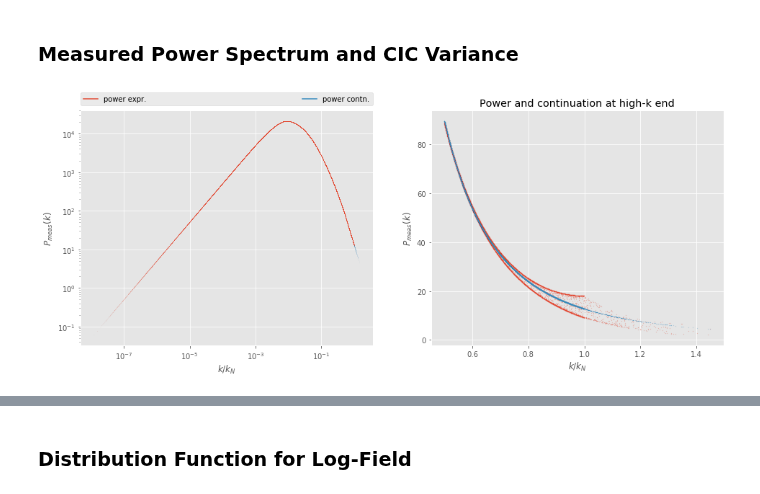
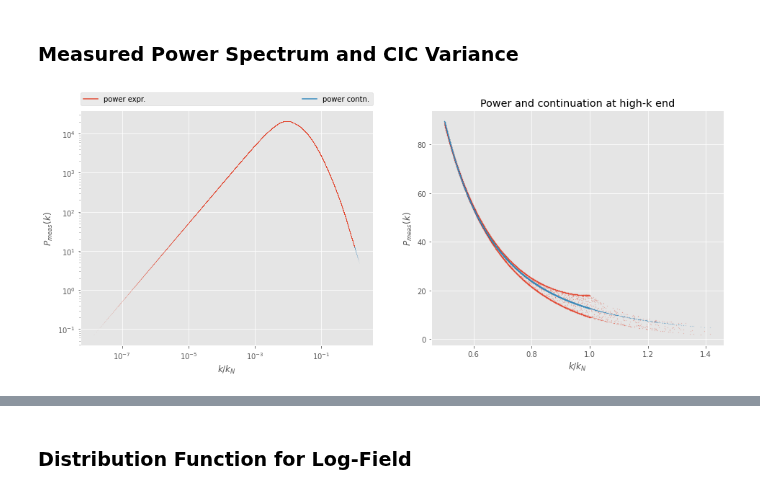
Before and after one commit to msssivadas10/cic_tests, a Jupyter notebook: test4.ipynb, the cells around one changed output, grey strips where cells are left out. Drawn from its saved outputs; the diff is of its cells as text; code cells hidden in the pictures.

```diff
--- a/test4.ipynb
+++ b/test4.ipynb
@@ -79,7 +79,7 @@ sigma^2(8 Mpc/h) =  0.6400000000000001
 ## One-Point GEV Distribution
 # %%
 # distribution at redshift 0
-d = dist.GEVLogDistribution(1.95, c, 0)
+d = dist.GEVDistribution(1.95, c, 0)
 # %% [markdown]
 ### Variances
 # %%
@@ -96,7 +96,7 @@ log-field bias          = 0.5363060507056775
 # %% [markdown]
 ### Measured Power Spectrum and CIC Variance
 # %%
-def drawMeasuredPower(d: dist.GEVLogDistribution, n: int):
+def drawMeasuredPower(d: dist.GEVDistribution, n: int):
     """ draw the measured power as function of k """
     # generate some random k vectors inside the cube:
     logkn      = np.log10(d.kn)
@@ -108,34 +108,34 @@ def drawMeasuredPower(d: dist.GEVLogDistribution, n: int):
     pk_in  = d._measuredPowerInsideSphere(kx, ky, kz) * d.cosmo._pknorm
     pk_out = d._measuredPowerOutsideSphere(k) * d.cosmo._pknorm
 
     fig, (ax1, ax2) = plt.subplots(1, 2, figsize = (16, 6))
 
     ax1.loglog()
 
     mask = (k <= d.kn)
     ax1.plot([], [], '-', color = 'C0', label = 'power expr.')
     ax1.plot([], [], '-', color = 'C1', label = 'power contn.')
     ax1.plot(k[ mask]/d.kn, pk[mask], 'o', ms = 0.01, color = 'C0')
     ax1.plot(k[~mask]/d.kn, pk[~mask], 'o', ms = 0.01, color = 'C1')
     ax1.set(xlabel = '$k/k_N$', ylabel = '$P_{meas}(k)$')
     ax1.legend(
                 bbox_to_anchor =(0., 1.02, 1., 0.102),
                 loc  = 'lower left',
                 ncol = 2, mode = 'expand', borderaxespad = 0,
               )
 
     # draw the large k end:
     mask = (k > d.kn * 0.5)
     ax2.plot(k[mask]/d.kn, pk_in [mask], 'o', ms = 0.1, color = 'C0', )
     ax2.plot(k[mask]/d.kn, pk_out[mask], 'o', ms = 0.1, color = 'C1', )
     ax2.set(xlabel = '$k/k_N$', ylabel = '$P_{meas}(k)$')
     ax2.set_title("Power and continuation at high-k end")
 
     plt.show()
 
 drawMeasuredPower(d, 100_000)
 # %% [output]
-[figure, old version]
+[figure, new version]
 # %%
 vcic = d.measuredVariance() * vlog / vlin
 print("measured cic varaince = ", vcic)
```
Also changed, not shown: parts of 2 cells of this notebook.
